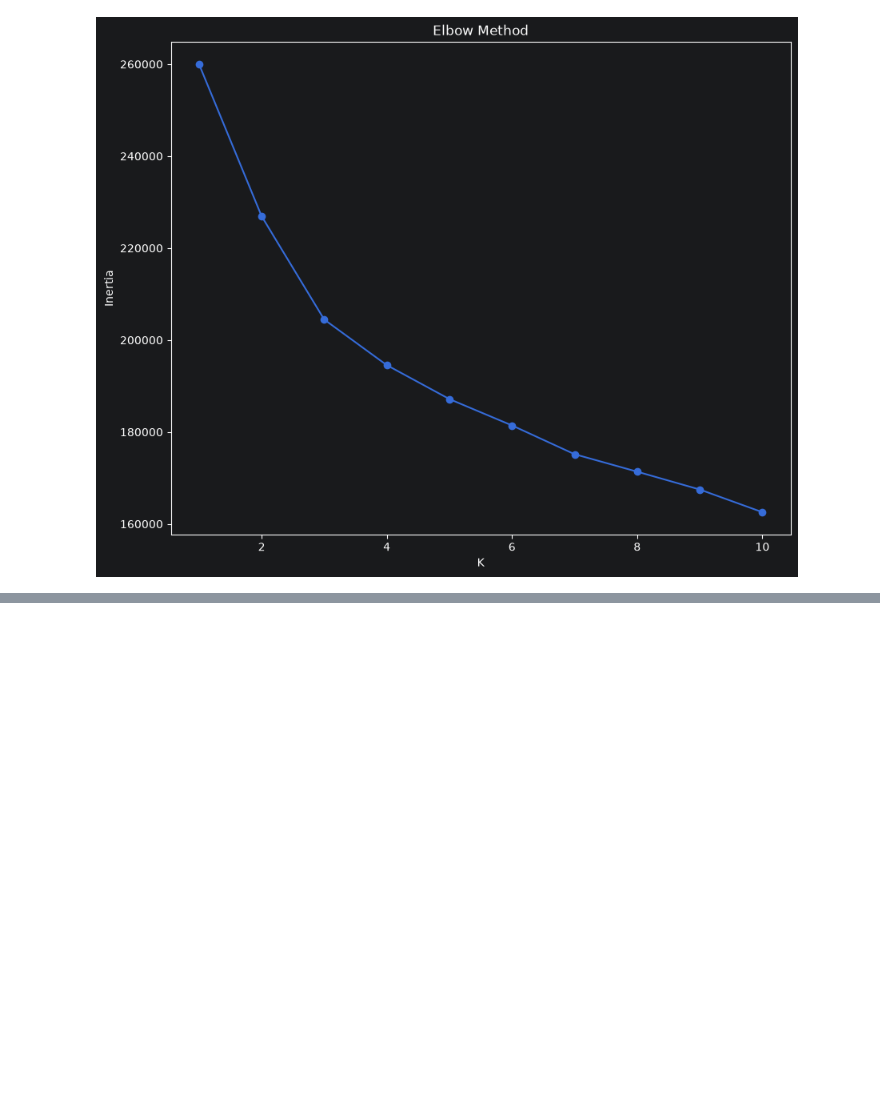
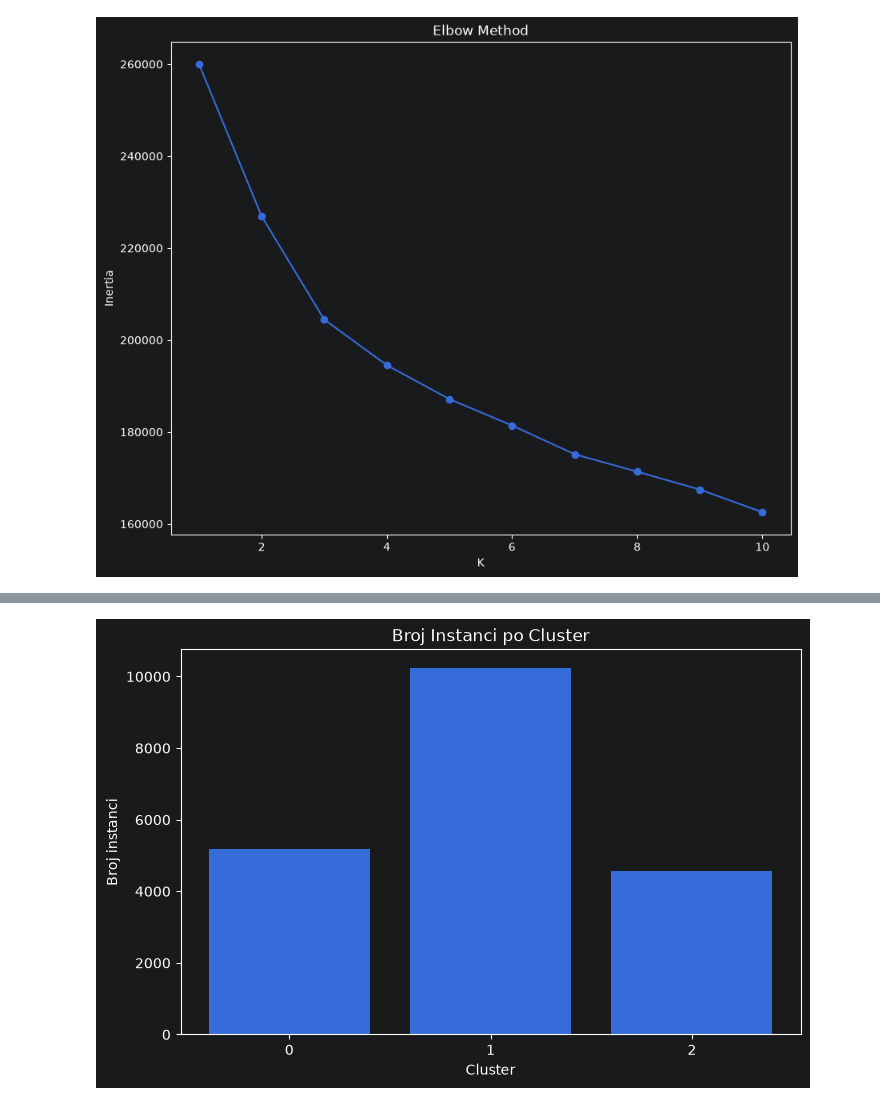
Before and after one commit to mar373/gym-clustering, a Jupyter notebook: KMeans.ipynb, the cells around one changed output, grey strips where cells are left out. Drawn from its saved outputs; the diff is of its cells as text; code cells hidden in the pictures; blank space fills up the shorter version.

```diff
--- a/KMeans.ipynb
+++ b/KMeans.ipynb
@@ -301,0 +358,15 @@ plt.show()
+# %%
+broj_klastera = df['Cluster'].value_counts().sort_index()
+
+plt.figure(figsize=(8,5))
+
+plt.bar(broj_klastera.index, broj_klastera.values)
+
+plt.xlabel('Cluster')
+plt.ylabel('Broj instanci')
+plt.title('Broj Instanci po Cluster')
+
+plt.xticks([0, 1, 2])
+plt.show()
+# %% [output]
+[figure, added]
```
Also changed, not shown: parts of 14 cells of this notebook.
